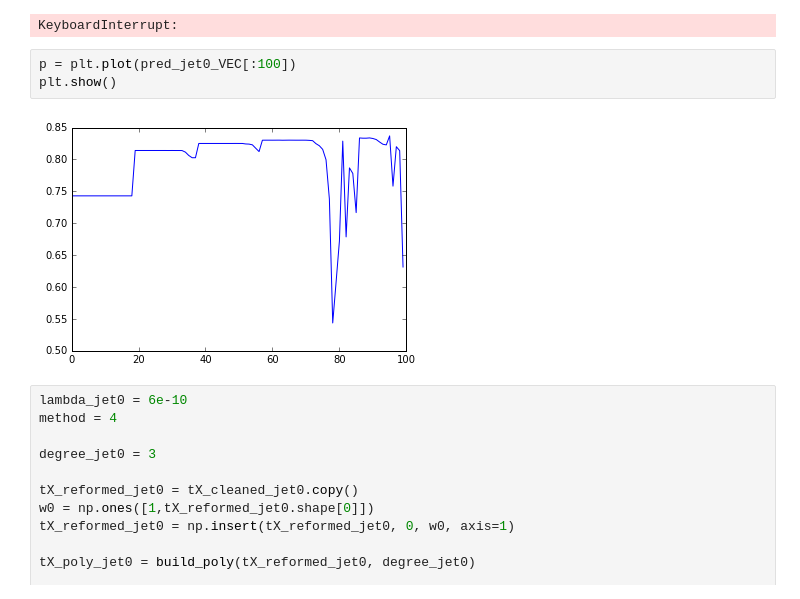
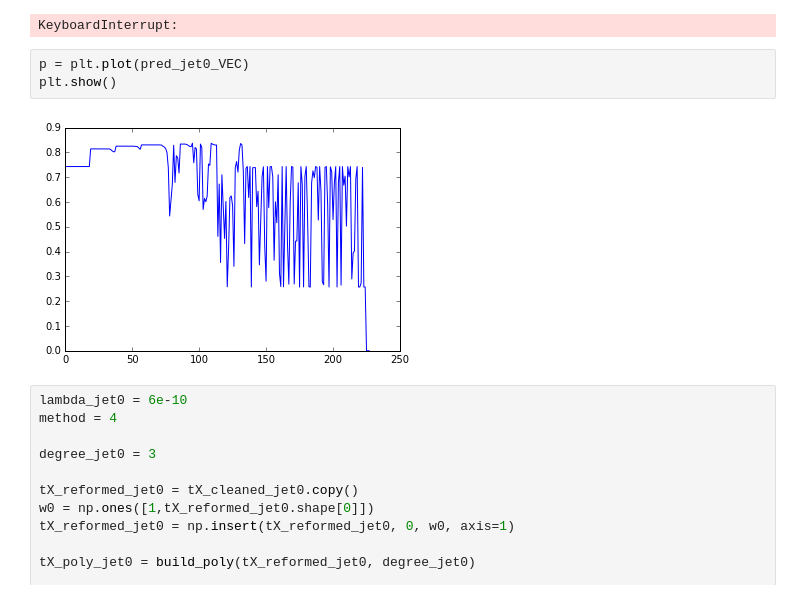
Before and after one commit to Shirley0210/PCML_project1, a Jupyter notebook: project1.ipynb, the cells around one changed output. Cells and saved outputs as stored; diff of their text form.

```diff
--- a/project1.ipynb
+++ b/project1.ipynb
@@ -973,10 +973,10 @@ prediction jet1 =  0.835928623939  with lambda:  1  degree:  6
 prediction jet1 =  0.830080866136  with lambda:  10  degree:  6
 KeyboardInterrupt:
 # %%
-p = plt.plot(pred_jet0_VEC[:100])
+p = plt.plot(pred_jet0_VEC)
 plt.show()
 # %% [output]
-[figure, old version]
+[figure, new version]
 # %%
 lambda_jet0 = 6e-10
 method = 4
```
Also changed, not shown: 4 other files.
